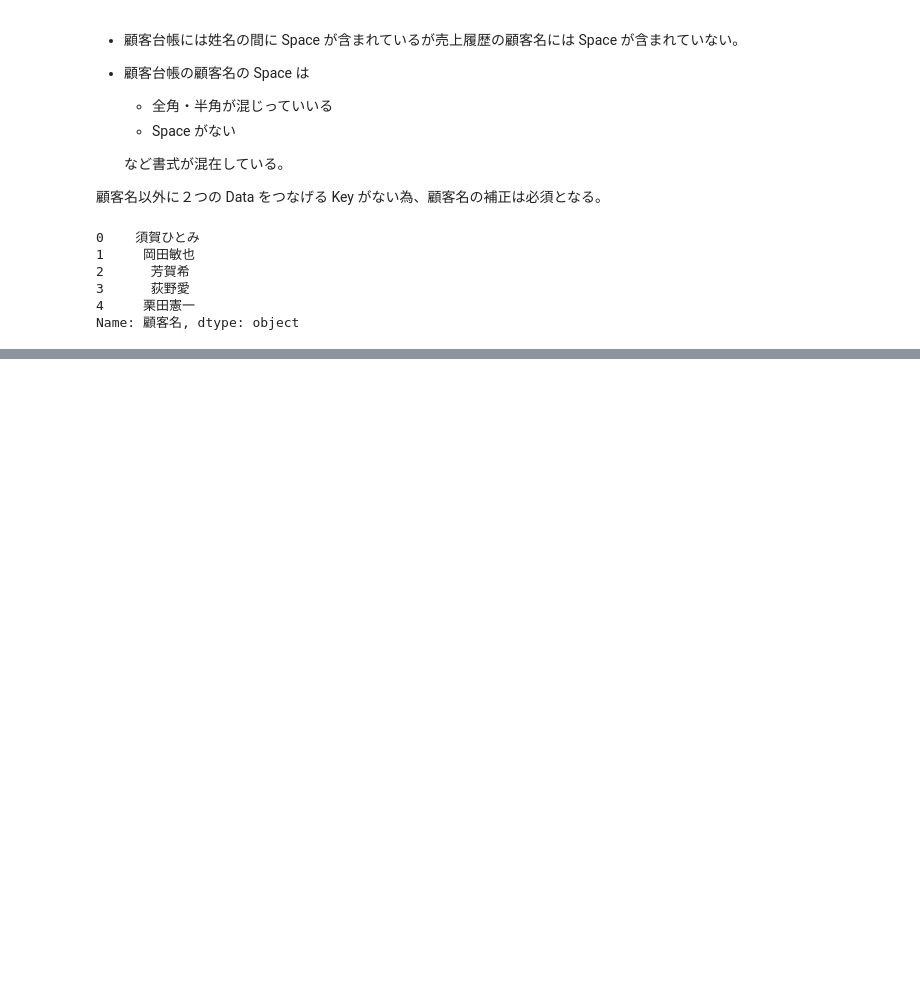
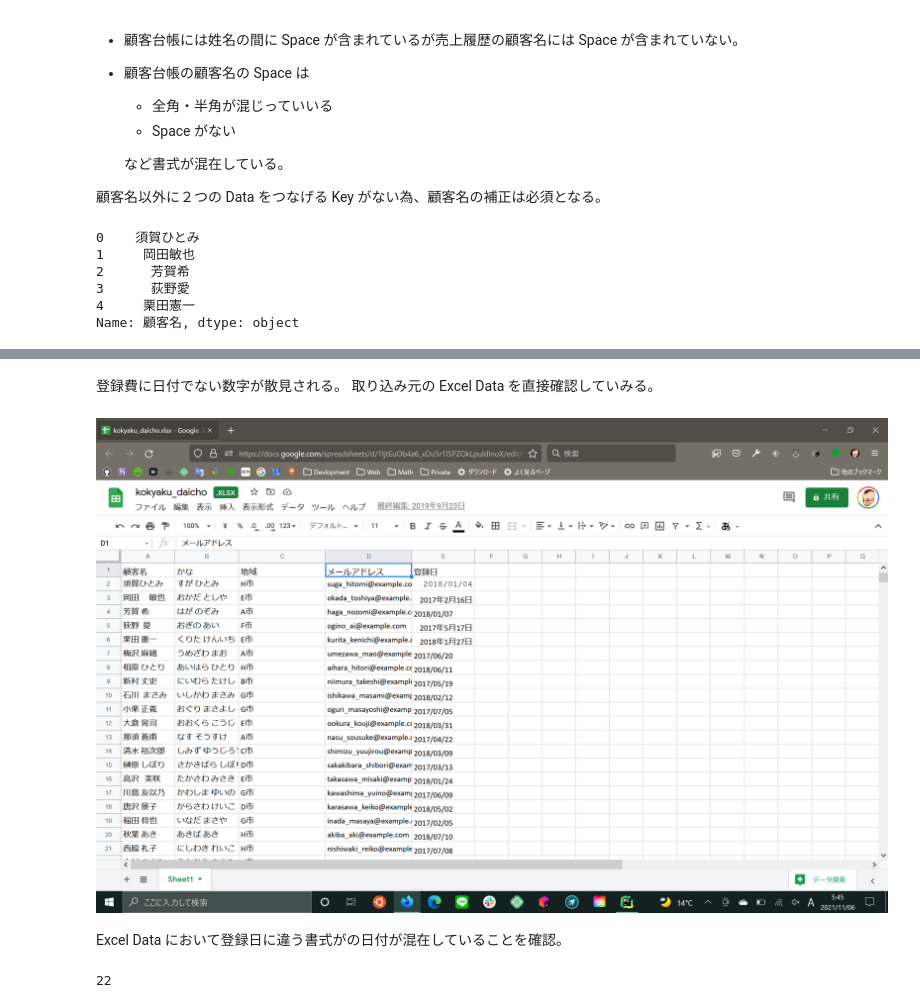
Before and after one commit to 1024xx4/data_analysis_100_knock, a Jupyter notebook: analyze_retail_store.ipynb, the cells around one changed output, grey strips where cells are left out. Drawn from its saved outputs; the diff is of its cells as text; code cells hidden in the pictures; blank space fills up the shorter version.

```diff
--- a/analyze_retail_store.ipynb
+++ b/analyze_retail_store.ipynb
@@ -266,0 +279,20 @@ Name: 顧客名, dtype: object
+# %% [markdown]
+登録費に日付でない数字が散見される。
+取り込み元の Excel Data を直接確認していみる。
+# %%
+from PIL import Image
+
+img = Image.open('schreenshot/2021-11-06.png')
+img.show()
+# %% [output]
+[figure, added]
+# %% [markdown]
+Excel Data において登録日に違う書式がの日付が混在していることを確認。
+# %%
+# 登録日が数字になっている箇所を特定し対象 Data を変数に格納
+flg_is_serial = kokyaku_data['登録日'].astype('str').str.isdigit()
+
+flg_is_serial.sum()
+# 登録日が数字になっている件数
+# %% [output]
+22
```
Also changed, not shown: parts of 8 cells of this notebook, 2 other files.
